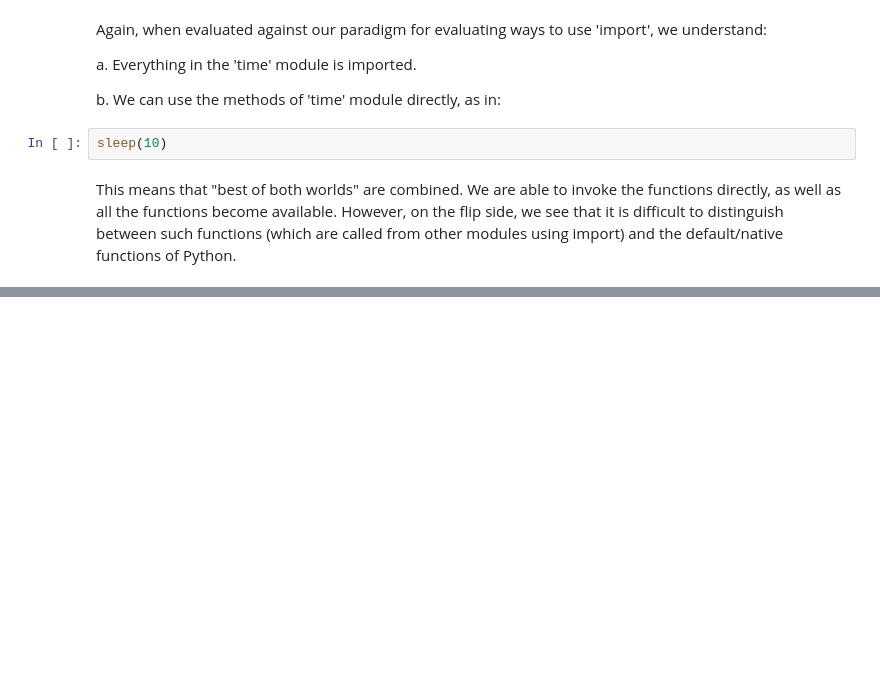
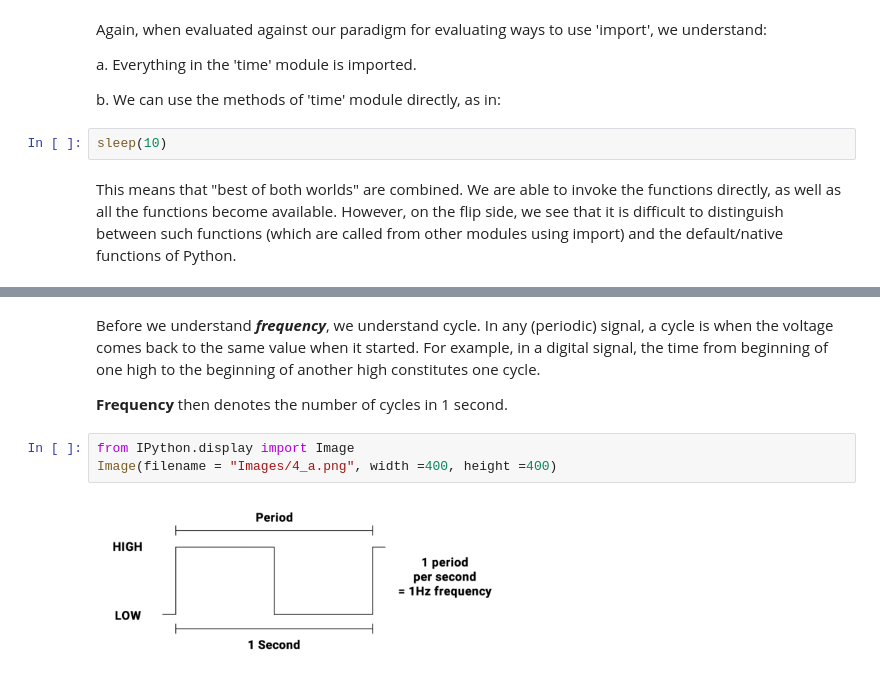
Before and after one commit to vishishere123/Intro_To_Robotics, a Jupyter notebook: LevelB/Lesson4_Import_PWM.ipynb, the cells around one changed output, grey strips where cells are left out. Cells and saved outputs as stored; diff of their text form; blank space fills up the shorter version.

```diff
--- a/LevelB/Lesson4_Import_PWM.ipynb
+++ b/LevelB/Lesson4_Import_PWM.ipynb
@@ -78,0 +98,9 @@ This means that "best of both worlds" are combined. We are able to invoke the fu
+# %% [markdown]
+Before we understand ***frequency***, we understand cycle. In any (periodic) signal, a cycle is when the voltage comes back to the same value when it started. For example, in a digital signal, the time from beginning of one high to the beginning of another high constitutes one cycle.
+
+**Frequency** then denotes the number of cycles in 1 second.
+# %%
+from IPython.display import Image
+Image(filename = "Images/4_a.png", width =400, height =400)
+# %% [output]
+[figure, added]
```
Also changed, not shown: parts of 19 cells of this notebook, 5 other files.
